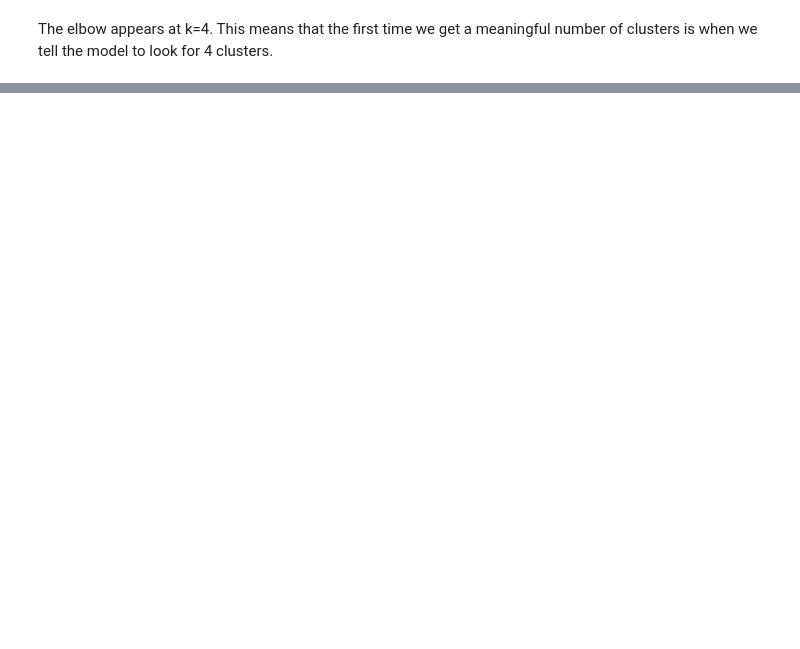
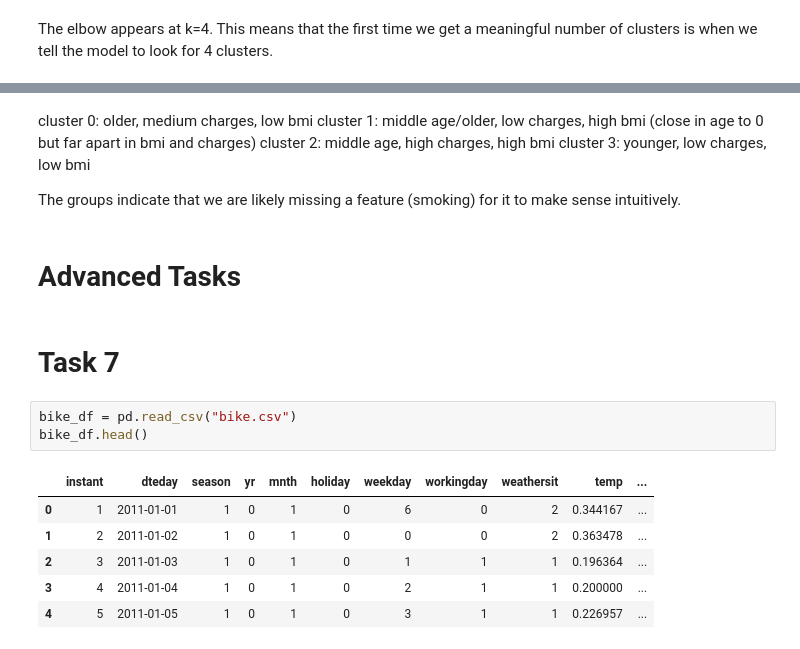
Before and after one commit to jessetjohnson17/clustering-intro, a Jupyter notebook: notebook.ipynb, the cells around one changed output, grey strips where cells are left out. Drawn from its saved outputs; the diff is of its cells as text; blank space fills up the shorter version.

```diff
--- a/notebook.ipynb
+++ b/notebook.ipynb
@@ -97,0 +145,24 @@ The elbow appears at k=4. This means that the first time we get a meaningful num
+# %% [markdown]
+cluster 0: older, medium charges, low bmi
+cluster 1: middle age/older, low charges, high bmi (close in age to 0 but far apart in bmi
+and charges)
+cluster 2: middle age, high charges, high bmi
+cluster 3: younger, low charges, low bmi
+
+
+
+The groups indicate that we are likely missing a feature (smoking) for it to make sense intuitively.
+# %% [markdown]
+# Advanced Tasks
+# %% [markdown]
+# Task 7
+# %%
+bike_df = pd.read_csv("bike.csv")
+bike_df.head()
+# %% [output]
+|  | instant | dteday | season | yr | mnth | holiday | weekday | workingday | weathersit | temp | ... |
+| 0 | 1 | 2011-01-01 | 1 | 0 | 1 | 0 | 6 | 0 | 2 | 0.344167 | ... |
+| 1 | 2 | 2011-01-02 | 1 | 0 | 1 | 0 | 0 | 0 | 2 | 0.363478 | ... |
+| 2 | 3 | 2011-01-03 | 1 | 0 | 1 | 0 | 1 | 1 | 1 | 0.196364 | ... |
+| 3 | 4 | 2011-01-04 | 1 | 0 | 1 | 0 | 2 | 1 | 1 | 0.200000 | ... |
+| 4 | 5 | 2011-01-05 | 1 | 0 | 1 | 0 | 3 | 1 | 1 | 0.226957 | ... |
```
Also changed, not shown: parts of 19 cells of this notebook, 1 other file.
